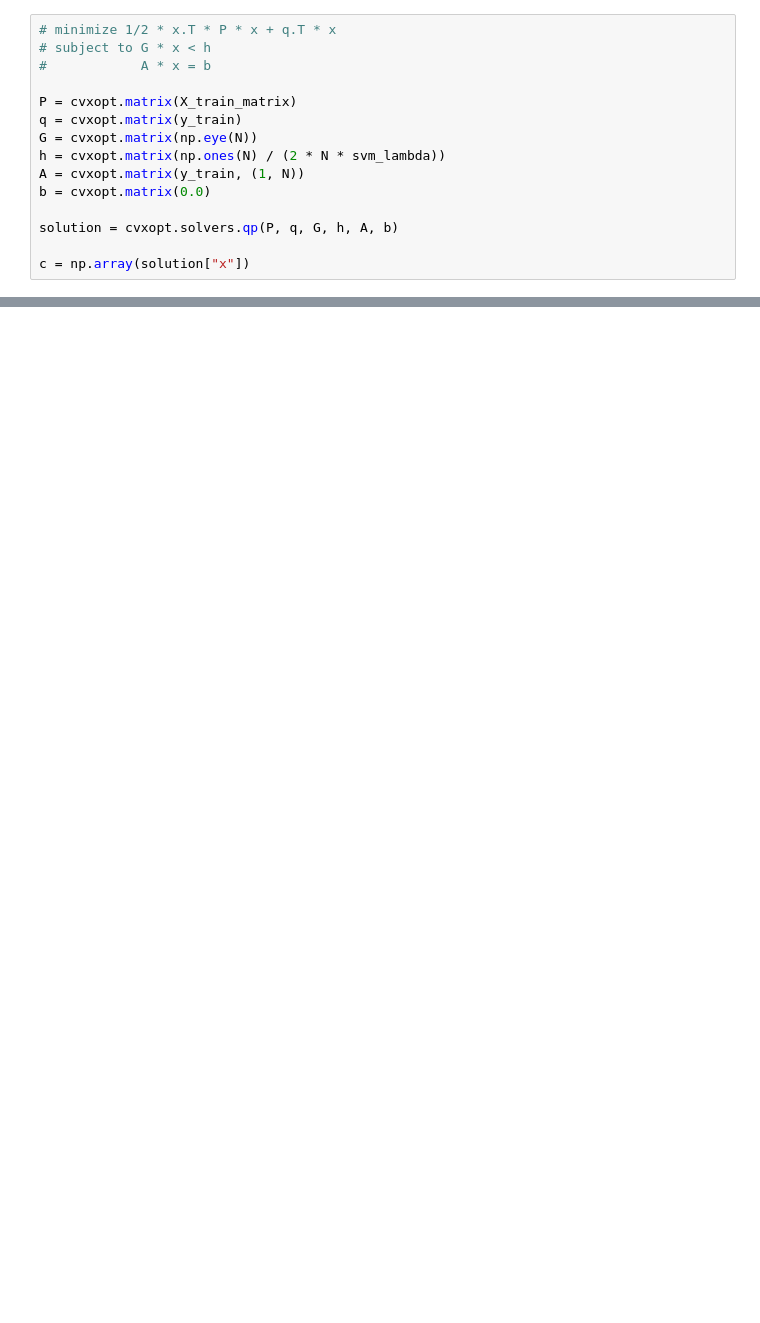
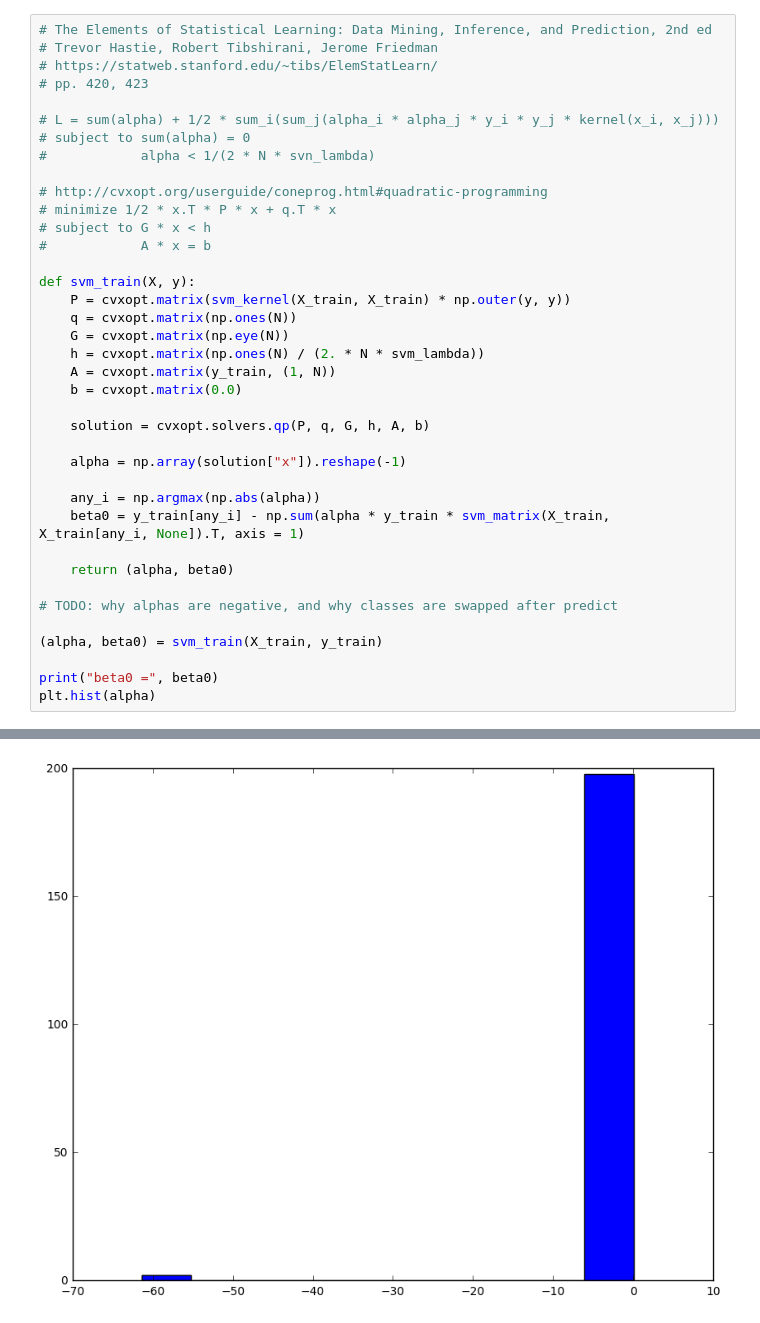
Before and after one commit to mnvl/mlzoo, a Jupyter notebook: svm_polynomial_cvxopt.ipynb, the cells around one changed output, grey strips where cells are left out. Cells and saved outputs as stored; diff of their text form; blank space fills up the shorter version.

```diff
--- a/svm_polynomial_cvxopt.ipynb
+++ b/svm_polynomial_cvxopt.ipynb
@@ -48,17 +40,40 @@ plt.imshow(X_train_matrix)
 # %%
+# The Elements of Statistical Learning: Data Mining, Inference, and Prediction, 2nd ed
+# Trevor Hastie, Robert Tibshirani, Jerome Friedman
+# https://statweb.stanford.edu/~tibs/ElemStatLearn/
+# pp. 420, 423
+
+# L = sum(alpha) + 1/2 * sum_i(sum_j(alpha_i * alpha_j * y_i * y_j * kernel(x_i, x_j)))
+# subject to sum(alpha) = 0
+#            alpha < 1/(2 * N * svn_lambda)
+
+# http://cvxopt.org/userguide/coneprog.html#quadratic-programming
 # minimize 1/2 * x.T * P * x + q.T * x
 # subject to G * x < h
 #            A * x = b
 
-P = cvxopt.matrix(X_train_matrix)
-q = cvxopt.matrix(y_train)
-G = cvxopt.matrix(np.eye(N))
-h = cvxopt.matrix(np.ones(N) / (2 * N * svm_lambda))
-A = cvxopt.matrix(y_train, (1, N))
-b = cvxopt.matrix(0.0)
+def svm_train(X, y):
+    P = cvxopt.matrix(svm_kernel(X_train, X_train) * np.outer(y, y))
+    q = cvxopt.matrix(np.ones(N))
+    G = cvxopt.matrix(np.eye(N))
+    h = cvxopt.matrix(np.ones(N) / (2. * N * svm_lambda))
+    A = cvxopt.matrix(y_train, (1, N))
+    b = cvxopt.matrix(0.0)
 
-solution = cvxopt.solvers.qp(P, q, G, h, A, b)
+    solution = cvxopt.solvers.qp(P, q, G, h, A, b)
 
-c = np.array(solution["x"])
+    alpha = np.array(solution["x"]).reshape(-1)
+
+    any_i = np.argmax(np.abs(alpha))
+    beta0 = y_train[any_i] - np.sum(alpha * y_train * svm_matrix(X_train, X_train[any_i, None]).T, axis = 1)
+
+    return (alpha, beta0)
+
+# TODO: why alphas are negative, and why classes are swapped after predict
+
+(alpha, beta0) = svm_train(X_train, y_train)
+
+print("beta0 =", beta0)
+plt.hist(alpha)
 # %% [output]
      pcost       dcost       gap    pres   dres
@@ -77,0 +97 @@ Optimal solution found.
+[figure, added]
```
Also changed, not shown: parts of 9 cells of this notebook.
